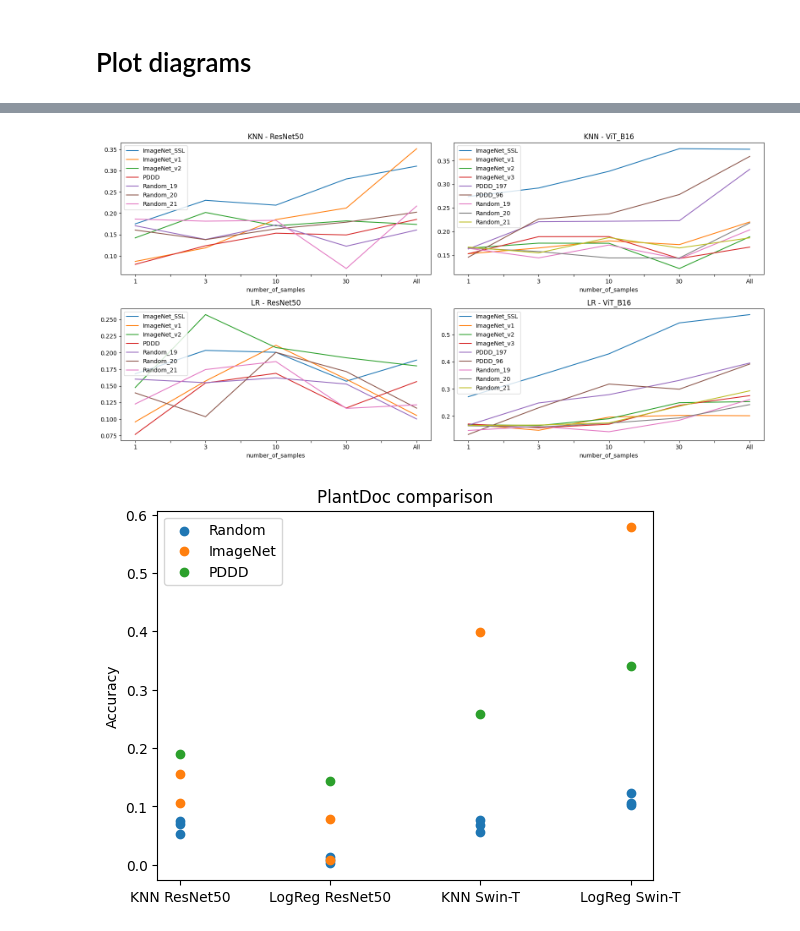
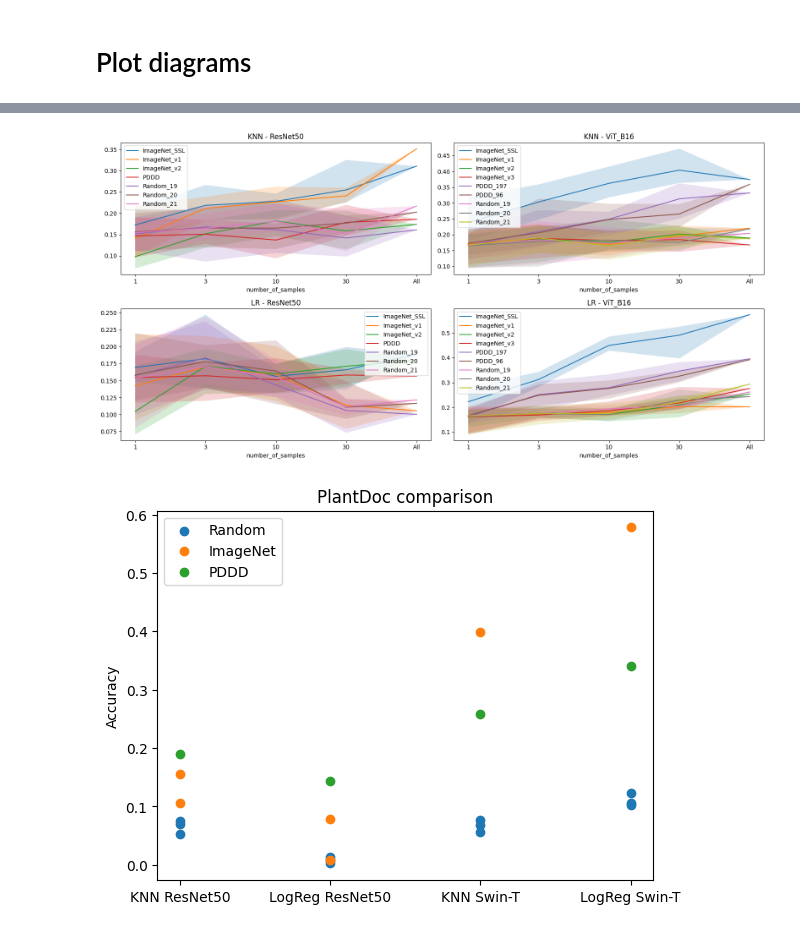
Before and after one commit to AlexanderPeter/thesis, a Jupyter notebook: code/19_plot_diagrams.ipynb, the cells around one changed output, grey strips where cells are left out. Saved outputs shown, nothing was run; the diff lists cells and outputs as text; code cells hidden in the pictures.

Commit message:
Finish plot version 1

```diff
--- a/code/19_plot_diagrams.ipynb
+++ b/code/19_plot_diagrams.ipynb
@@ -67,0 +29,13 @@ All                0.310667
+# %%
+df = pd.DataFrame.from_records(entries)
+df["number_of_samples"] = df["number_of_samples"].apply(number_to_string)
+print(df.columns)
+
+aggregated_groups = df.groupby(
+    ["model_name", "feature_identifier", "number_of_samples"]
+).agg({"f1_macro": ["mean", "min", "max"]})
+aggregated_groups.columns = aggregated_groups.columns.droplevel(0)
+aggregated_groups = aggregated_groups.reset_index()
+print(aggregated_groups.columns)
+
+group = aggregated_groups.groupby(["model_name", "feature_identifier"])
@@ -68,10 +50,6 @@ All                0.310667
 # %%
-def get_wrapped_substring(whole_string, start_string, end_string):
-    start = whole_string.index(start_string)
-    end = whole_string.index(end_string)
-    return whole_string[start+len(start_string):end]
-
-group = df.groupby(["model_name", "feature_identifier"])
+# TODO: group random
+# TODO: group image_net SL
 
 fig, ax = plt.subplots(2, 2, figsize=(16, 8))
 ax[0][0].set_title(f"KNN - ResNet50")
@@ -83,7 +61,6 @@ row = None
 column = None
 
 for (model_name, feature_identifier), values in group:
-    values.set_index("number_of_samples", inplace=True)
     if "knn" == model_name:
         row = 0
     elif "lr" == model_name:
@@ -98,37 +75,46 @@ for (model_name, feature_identifier), values in group:
     elif "Cassava_Mini-ViT_B16" in feature_identifier:
         column = 1
         label = get_wrapped_substring(feature_identifier, "ViT_B16-", ".csv")
     else:
         print(f"Unknown feature_identifier: {feature_identifier}")
         continue
 
+    values.set_index("number_of_samples", inplace=True)
+    values = values.reindex(index=["1", "3", "10", "30", "All"])
+    ax[row][column].fill_between(
+        values.index, values["min"], values["max"], alpha=0.2
+    )  # ,label=[label]
+    # ax[row][column].plot(values["mean"], linestyle='dashed',label=label) # ,label=[label]
+    # continue
     values.plot.line(
         ax=ax[row][column],
-        y=["f1_macro"],
-        # x=["number_of_samples"],
+        y=["mean"],
+        # x=["number_of_samples"], NOTE: index is x-axis as default
         label=[label],
         # logy=logy
-        # NOTE: index is x-axis as default
     )
     # ax[row][column].get_legend().remove()
 
 # plt.title('Scatter plot', y=-0.01)
 # ax[0].set_axis_off()
 # ax[0].imshow(img, cmap="gray")
 
 # ax[1].set_title(f"2")
 # ax[1].plot([0,1,2,3],[0,1,2,3], color='g', label="green")
 # ax[1].plot([0,1,2,3],[-1,0.5,2,3.5], color='b', label="blue")
 # ax[1].plot([0,1,2,3],[-2,0,2,4], color='r', label="red")
 # ax[1].set_axis_off()
 
 lines_labels = [ax.get_legend_handles_labels() for ax in fig.axes]
 lines, labels = [sum(lol, []) for lol in zip(*lines_labels)]
 # fig.legend(lines, labels, loc='lower center', ncol=4)
 fig.tight_layout()
 plt.show()
+
+# TODO: Y-Axis title
+# TODO: X-Axis title
 # %% [output]
-[figure, old version]
+[figure, new version]
 # %%
 # ResNet Random_19 (K=1): 0.07036247334754797
 # ResNet Random_20 (K=1): 0.053304904051172705
```
Also changed, not shown: parts of 6 cells of this notebook, 2 other files.
